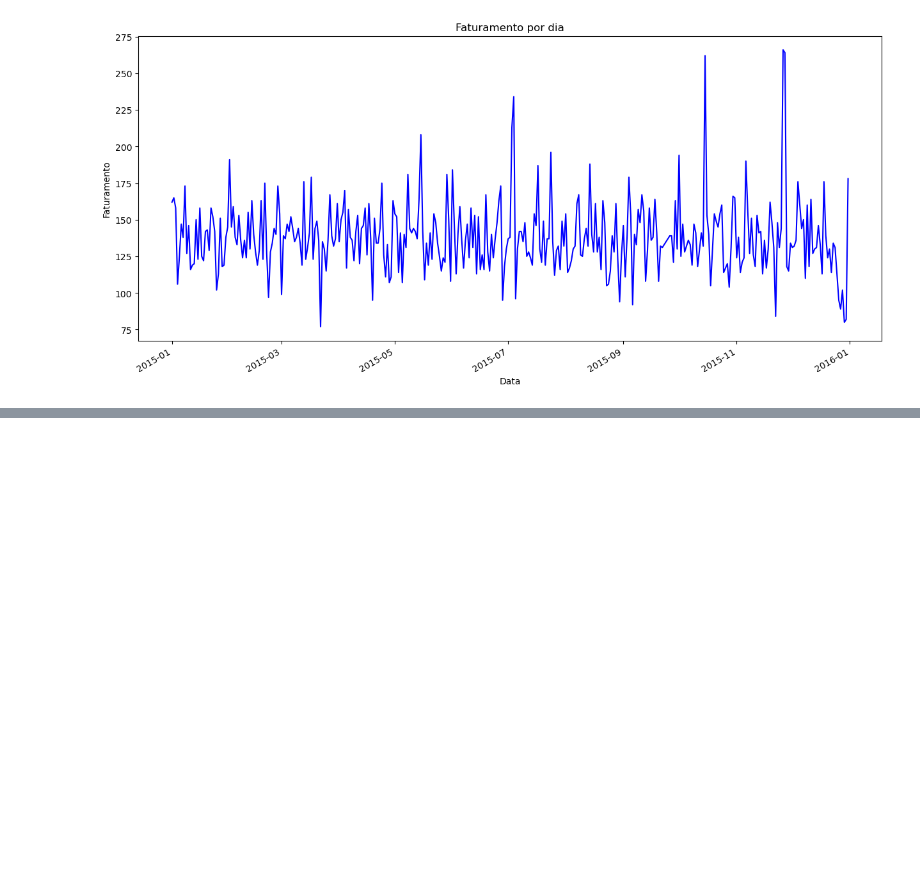
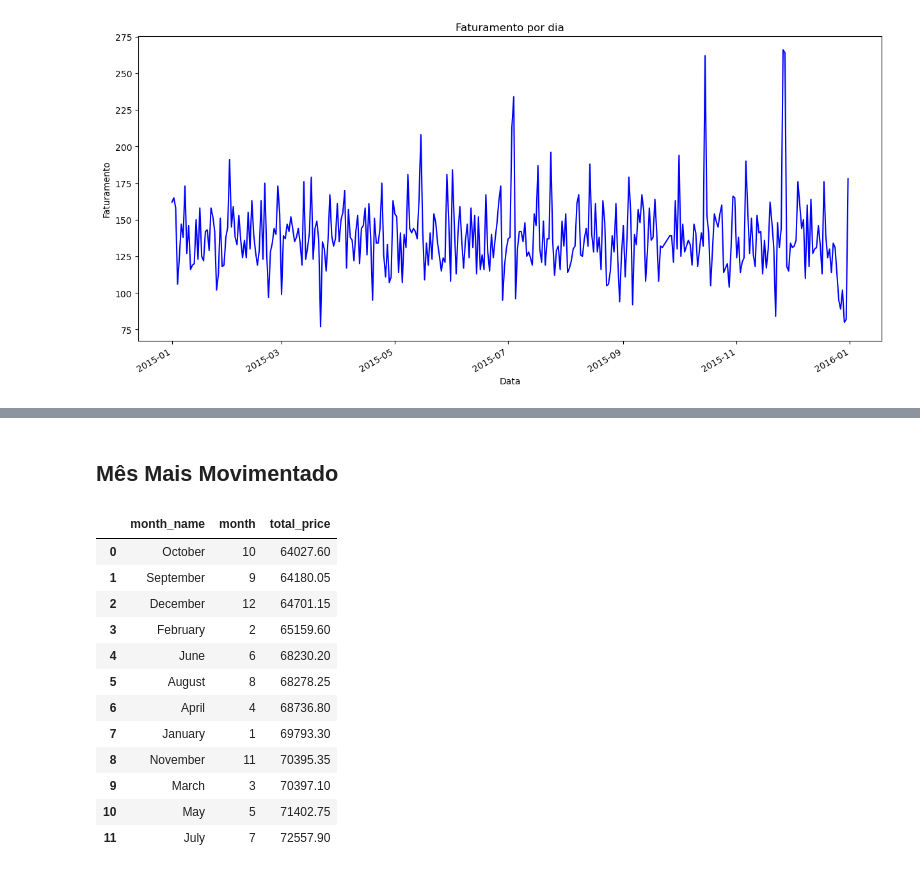
Before and after one commit to Matheuss00/Projeto-Analise-de-Dados, a Jupyter notebook: projeto_pizzaria.ipynb, the cells around one changed output, grey strips where cells are left out. Cells and saved outputs as stored; diff of their text form; code cells hidden in the pictures; blank space fills up the shorter version.

```diff
--- a/projeto_pizzaria.ipynb
+++ b/projeto_pizzaria.ipynb
@@ -249,0 +240,31 @@ plt.show('plt.png')
+# %% [markdown]
+## **Mês Mais Movimentado**
+# %%
+month_name = []
+month = []
+
+for i in range(len(df)):
+    month_name.append(df.order_date[i].month_name())
+    month.append(df.order_date[i].month)
+
+df['month_name'] = month_name
+df['month'] = month
+
+faturamento_por_mes = df[['month_name','month','total_price']].groupby(['month_name','month']).sum().sort_values(by='total_price',ascending=True)
+
+faturamento_por_mes = faturamento_por_mes.sort_values(by='total_price',ascending=True).reset_index()
+faturamento_por_mes
+# %% [output]
+|  | month_name | month | total_price |
+| 0 | October | 10 | 64027.60 |
+| 1 | September | 9 | 64180.05 |
+| 2 | December | 12 | 64701.15 |
+| 3 | February | 2 | 65159.60 |
+| 4 | June | 6 | 68230.20 |
+| 5 | August | 8 | 68278.25 |
+| 6 | April | 4 | 68736.80 |
+| 7 | January | 1 | 69793.30 |
+| 8 | November | 11 | 70395.35 |
+| 9 | March | 3 | 70397.10 |
+| 10 | May | 5 | 71402.75 |
+| 11 | July | 7 | 72557.90 |
```
Also changed, not shown: parts of 20 cells of this notebook.
